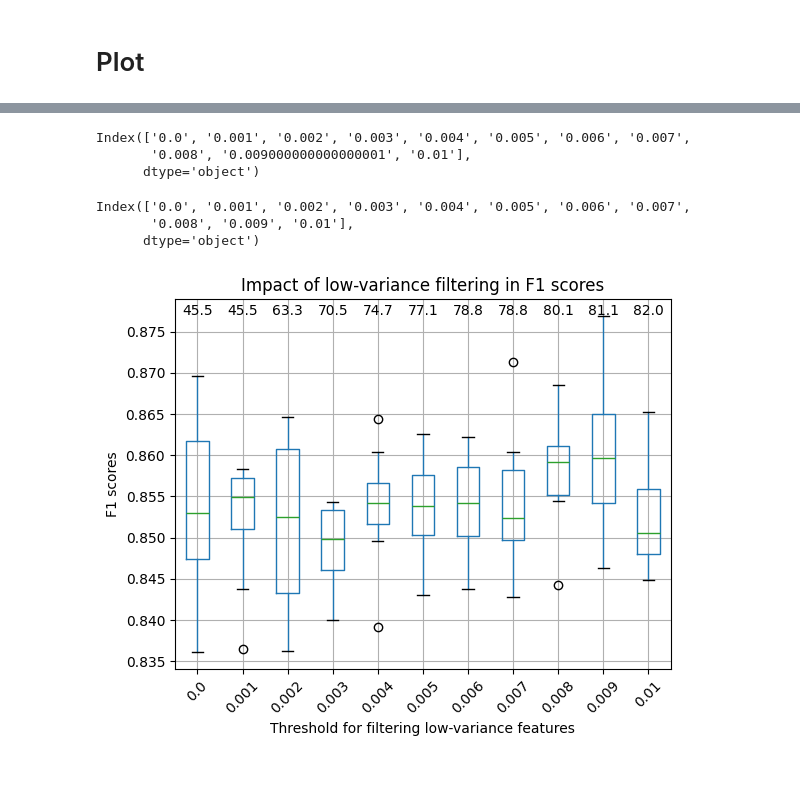
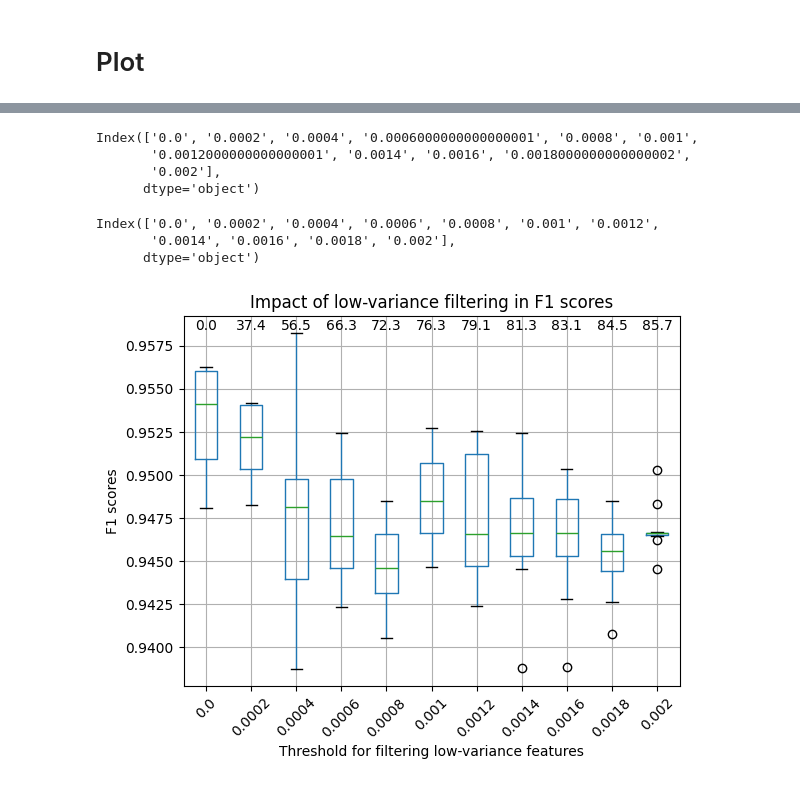
Before and after one commit to ProfHeydeFranca/BacterialData, a Jupyter notebook: run_features/scripts/remove_zero-variance.ipynb, the cells around one changed output, grey strips where cells are left out. Cells and saved outputs as stored; diff of their text form; code cells hidden in the pictures.

```diff
--- a/run_features/scripts/remove_zero-variance.ipynb
+++ b/run_features/scripts/remove_zero-variance.ipynb
@@ -25,23 +25,23 @@ import datetime
 
 print("Started script! Loading input file...", datetime.datetime.now())
 
-feature = 'kmer9Classification'
-#feature = 'kmer9Regression'
+#feature = 'kmer9Classification'
+feature = 'kmer9Regression'
 #feature = 'gene-familiesClassification'
 #feature = 'gene-familiesRegression'
 #feature = 'gene-families'
 #feature = 'kmer9'
 
-abiotic_factor = 'salt'
+#abiotic_factor = 'salt'
 #abiotic_factor = 'temperature'
-#abiotic_factor = 'pH'
+abiotic_factor = 'pH'
 #abiotic_factor = 'oxygen'
 
-group = 'Salinity group'
+#group = 'Salinity group'
 #group = 'Salt all mean'
 #group = 'Temp group'
 #group = 'Temp all mean'
-#group = 'pH all mean'
+group = 'pH all mean'
 #group = 'Oxygen tolerance'
 
 file1 = '/home/bia/Documents/bacterial_phenotypes/connecting_features_abFactors/df_' + abiotic_factor + '_' + feature + '_selected-filterNA.pickle.zst'
@@ -214,6 +214,8 @@ Number of isolates with group high:/aerobe 1523
 # %%
 #Change range for loop for kmers or gene-families
 #For classification, remove group == 2 below!
+#     #tmp = tmp[tmp[group] != 2]
+#For regression, do NOT remove this group
 
 #Create files with different thresholds
 
@@ -258,7 +260,7 @@ for i in np.arange(0, 0.0021, 0.0002):
     #Remove intermediate group to keep only extremes for benchmarking below
     #NOTE THAT THE LOW-VARIANCE FEATURES WERE REMOVED BEFORE REMOVING INTERMEDIATE GROUP!
     #Removal of the intermediate group is only done for benchmarking reasons!
-    tmp = tmp[tmp[group] != 2]
+    #tmp = tmp[tmp[group] != 2]
 
     #tmp.head()
 
@@ -432,14 +438,16 @@ f1_df.head()
 # %%
 f1_df.columns
 #f1_df = f1_df.rename(columns={0.001: 0.009})
-f1_df = f1_df.rename(columns={'0.009000000000000001': '0.009'})
+#f1_df = f1_df.rename(columns={'0.009000000000000001': '0.009'})
+f1_df = f1_df.rename(columns={'0.0006000000000000001': '0.0006', '0.0012000000000000001': '0.0012', '0.0018000000000000002': '0.0018'})
 f1_df.columns
 # %% [output]
-Index(['0.0', '0.001', '0.002', '0.003', '0.004', '0.005', '0.006', '0.007',
-       '0.008', '0.009000000000000001', '0.01'],
+Index(['0.0', '0.0002', '0.0004', '0.0006000000000000001', '0.0008', '0.001',
+       '0.0012000000000000001', '0.0014', '0.0016', '0.0018000000000000002',
+       '0.002'],
       dtype='object')
-Index(['0.0', '0.001', '0.002', '0.003', '0.004', '0.005', '0.006', '0.007',
-       '0.008', '0.009', '0.01'],
+Index(['0.0', '0.0002', '0.0004', '0.0006', '0.0008', '0.001', '0.0012',
+       '0.0014', '0.0016', '0.0018', '0.002'],
       dtype='object')
 # %%
 import pandas as pd
@@ -451,32 +459,32 @@ import matplotlib.pyplot as plt
 #Plot the metrics for the cross-validation
 
 boxplot = f1_df.boxplot();
 
 #values is a list of percentages of low-variance features to be filtered out
 labels = values#[0:6]
 n_cols = len(labels)
 #Height on y-axis where the lables/values should be displayed
-draw_at = 0.877
+draw_at = 0.95843
 for x, y, l in zip(range(1,n_cols+1), np.repeat(draw_at, n_cols),
 labels):
     boxplot.text(x, y, l, horizontalalignment='center')
 
 #Add axis labels and title
 plt.xlabel('Threshold for filtering low-variance features');
 
 plt.ylabel('F1 scores');
 #plt.ylabel('Mean Absolute Error (MAE)');
 plt.title('Impact of low-variance filtering in F1 scores');
 #plt.title('Impact of low-variance filtering in MAEs');
 
 # Rotate x-axis labels by 45 degrees
 plt.xticks(rotation=45)
 ticks = plt.xticks()[0]
 labels = [str(round(float(label), 1)) for label in ticks]  # Round each label to 3 decimal places
 
 plt.savefig('/home/bia/Documents/BacterialData/run_features/benchmark_low-variance_threshold/benchmark_' + abiotic_factor + '_' + feature + '.png', dpi=300)
 
 #Show plot
 plt.show();
 # %% [output]
-[figure, old version]
+[figure, new version]
```
Also changed, not shown: parts of 6 cells of this notebook, 1 other file.
